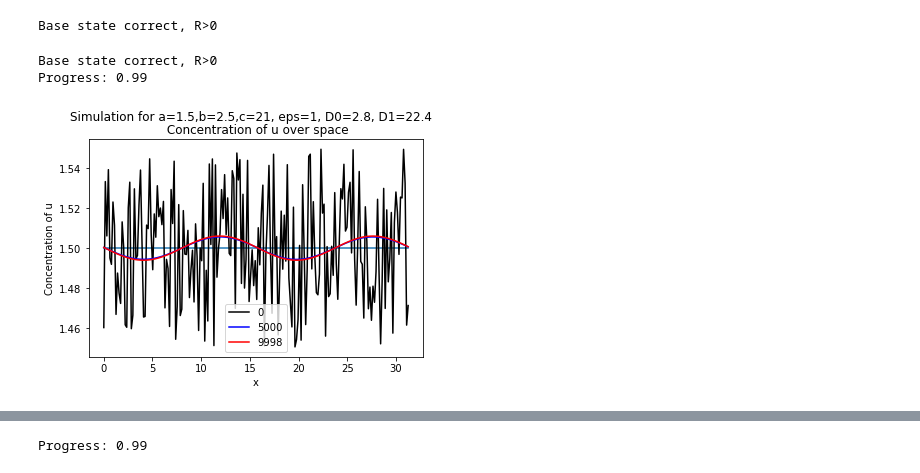
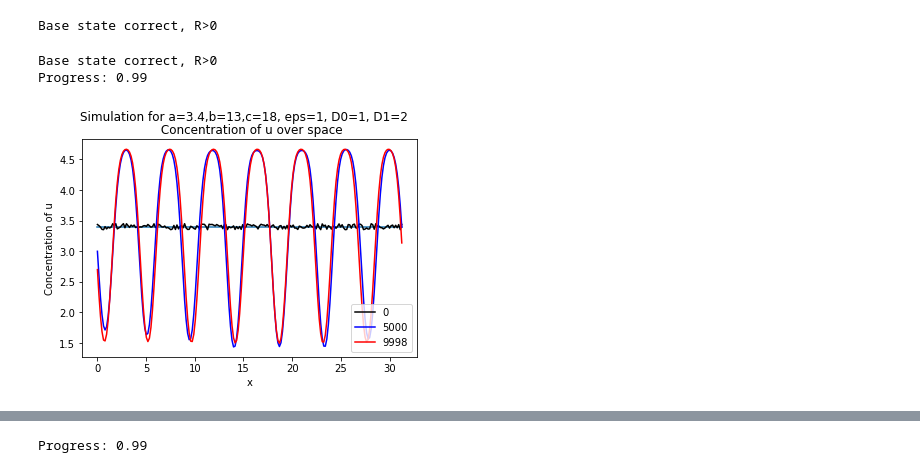
Before and after one commit to l-ada/Turing-models, a Jupyter notebook: brusselator_excluded_volume.ipynb, the cells around one changed output, grey strips where cells are left out. Drawn from its saved outputs; the diff is of its cells as text; code cells hidden in the pictures.

```diff
--- a/brusselator_excluded_volume.ipynb
+++ b/brusselator_excluded_volume.ipynb
@@ -205,18 +206,18 @@ def plot_Turing(data,brusselator, save = False):
     plt.show()
     # br.print_parameters()
 # %%
-D0,D1 = 2.8,22.4
-a=1.5
-c=21
-b=2.5
+D0,D1 = 1, 2
+a=3.4
+c=18
+b = 13
 br = Brusselator(a=a,b= b, c=c, D0=D0, D1=D1, N=200 ,NUM_STEPS=10**4, dt=0.005)
 br.eps=1
 u,v= perform_simulation(br)
 plot_Turing(u,br)
 # %% [output]
 Base state correct, R>0
 Progress: 0.99
-[figure, old version]
+[figure, new version]
 # %%
 def plot_max_amplitude(t, u_sol, v_sol, brusselator=None, save=False):
     """Plot the maximum amplitude of u and v over time."""
```
Also changed, not shown: parts of 4 cells of this notebook, 13 other files.
